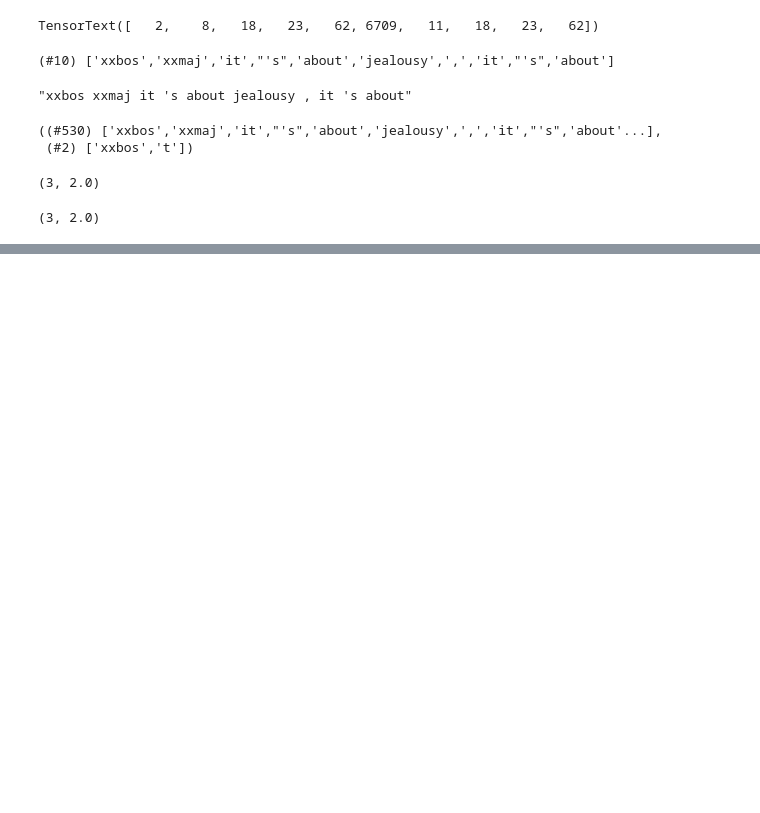
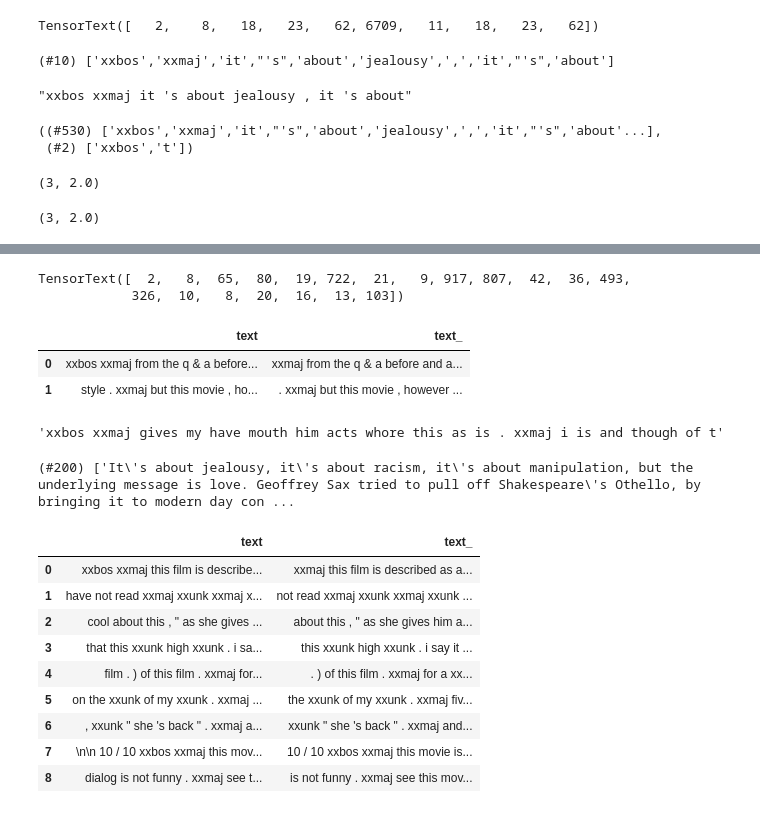
Before and after one commit to chTeut/gnn_project, a Jupyter notebook: FastAI/fastai_custom_tokenizer.ipynb, the cells around one changed output, grey strips where cells are left out. Saved outputs shown, nothing was run; the diff lists cells and outputs as text; code cells hidden in the pictures; blank space fills up the shorter version.

Commit message:
customized training on small dataset

```diff
--- a/FastAI/fastai_custom_tokenizer.ipynb
+++ b/FastAI/fastai_custom_tokenizer.ipynb
@@ -132,0 +195,5 @@ class NormalizeMean(Transform):
+# %%
+tls.valid[0][:20]
+# %% [output]
+TensorText([  2,   8,  65,  80,  19, 722,  21,   9, 917, 807,  42,  36, 493,
+            326,  10,   8,  20,  16,  13, 103])
@@ -132,0 +206,47 @@ class NormalizeMean(Transform):
+# %%
+dls.show_batch(max_n=2)
+# %% [output]
+|  | text | text_ |
+| 0 | xxbos xxmaj from the q & a before... | xxmaj from the q & a before and a... |
+| 1 | style . xxmaj but this movie , ho... | . xxmaj but this movie , however ... |
+# %%
+# Get a batch of data from the DataLoaders
+x, y = dls.one_batch()
+
+' '.join(num.vocab[o] for o in x[0][:20])
+# %% [output]
+'xxbos xxmaj gives my have mouth him acts whore this as is . xxmaj i is and though of t'
+# %%
+files = get_text_files(path, folders = ['train', 'test', 'unsup'])
+txts = L(o.open().read() for o in files[:200])
+txts
+# %% [output]
+(#200) ['It\'s about jealousy, it\'s about racism, it\'s about manipulation, but the underlying message is love. Geoffrey Sax tried to pull off Shakespeare\'s Othello, by bringing it to modern day con ...
+# %%
+tok = Tokenizer.from_folder(path)
+tok.setup(txts)
+toks = txts.map(tok)
+
+num = Numericalize()
+num.setup(toks)
+nums = toks.map(num)
+# %%
+
+tfms = [[tok, num]]
+files = get_text_files(path, folders = ['train', 'test'])
+splits = GrandparentSplitter(valid_name='test')(files)
+dsets = Datasets(files, tfms, splits=splits)
+dls = dsets.dataloaders(dl_type=LMDataLoader, before_batch=pad_input)
+# %%
+dls.show_batch()
+# %% [output]
+|  | text | text_ |
+| 0 | xxbos xxmaj this film is describe... | xxmaj this film is described as a... |
+| 1 | have not read xxmaj xxunk xxmaj x... | not read xxmaj xxunk xxmaj xxunk ... |
+| 2 | cool about this , " as she gives ... | about this , " as she gives him a... |
+| 3 | that this xxunk high xxunk . i sa... | this xxunk high xxunk . i say it ... |
+| 4 | film . ) of this film . xxmaj for... | . ) of this film . xxmaj for a xx... |
+| 5 | on the xxunk of my xxunk . xxmaj ... | the xxunk of my xxunk . xxmaj fiv... |
+| 6 | , xxunk " she 's back " . xxmaj a... | xxunk " she 's back " . xxmaj and... |
+| 7 | \n\n 10 / 10 xxbos xxmaj this mov... | 10 / 10 xxbos xxmaj this movie is... |
+| 8 | dialog is not funny . xxmaj see t... | is not funny . xxmaj see this mov... |
```
Also changed, not shown: parts of 18 cells of this notebook.
